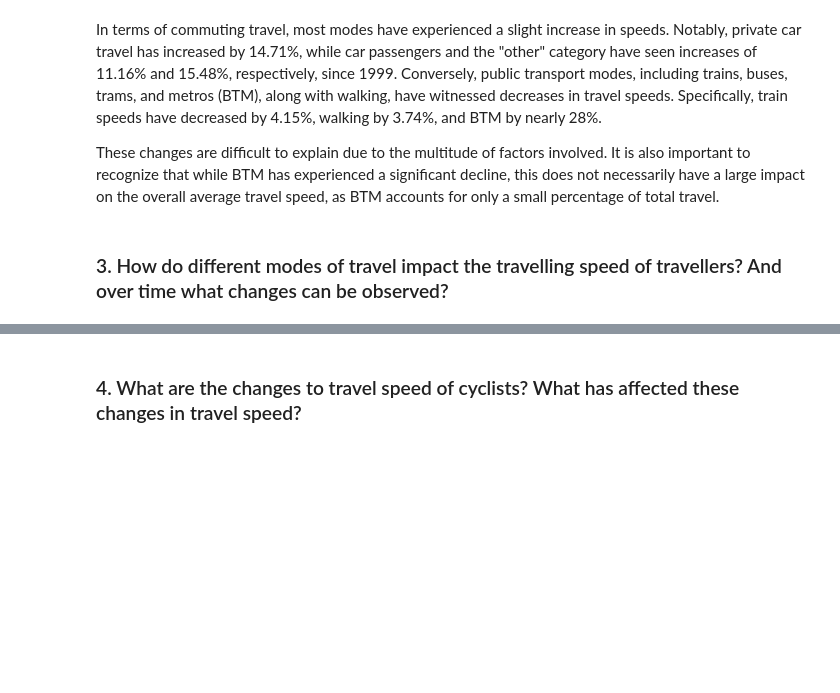
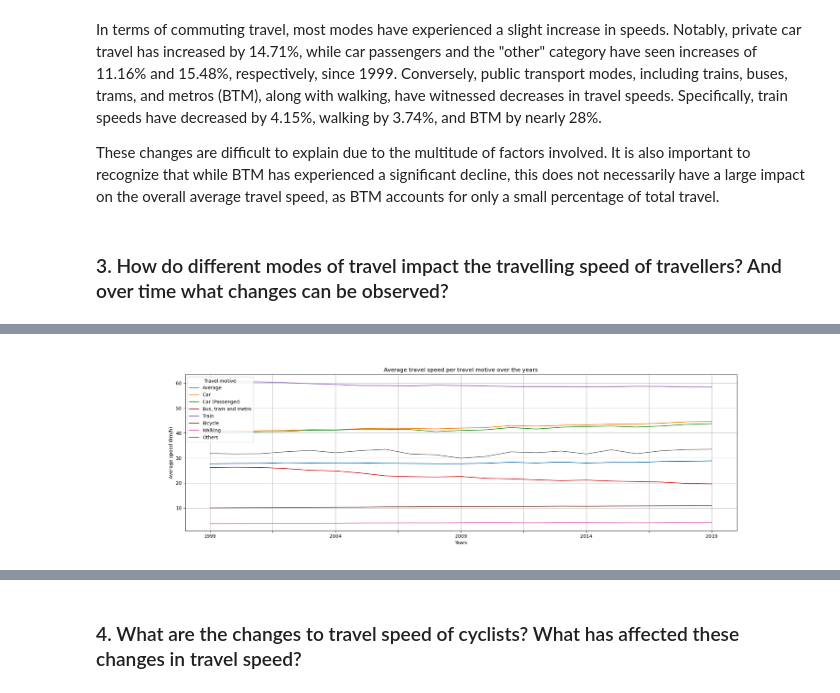
Before and after one commit to WoutevdH/TIL6020-LabAssignments, a Jupyter notebook: Final Report.ipynb, the cells around one changed output, grey strips where cells are left out. Cells and saved outputs as stored; diff of their text form; code cells hidden in the pictures; blank space fills up the shorter version.

Commit message:
figuren en tekst toegevoegd

```diff
--- a/Final Report.ipynb
+++ b/Final Report.ipynb
@@ -126,0 +133,4 @@ These changes are difficult to explain due to the multitude of factors involved.
+# %%
+Image(filename='SubquestionWouterJelle_figures/travelmotives.png')
+# %% [output]
+[figure, added]
```
Also changed, not shown: parts of 12 cells of this notebook.
